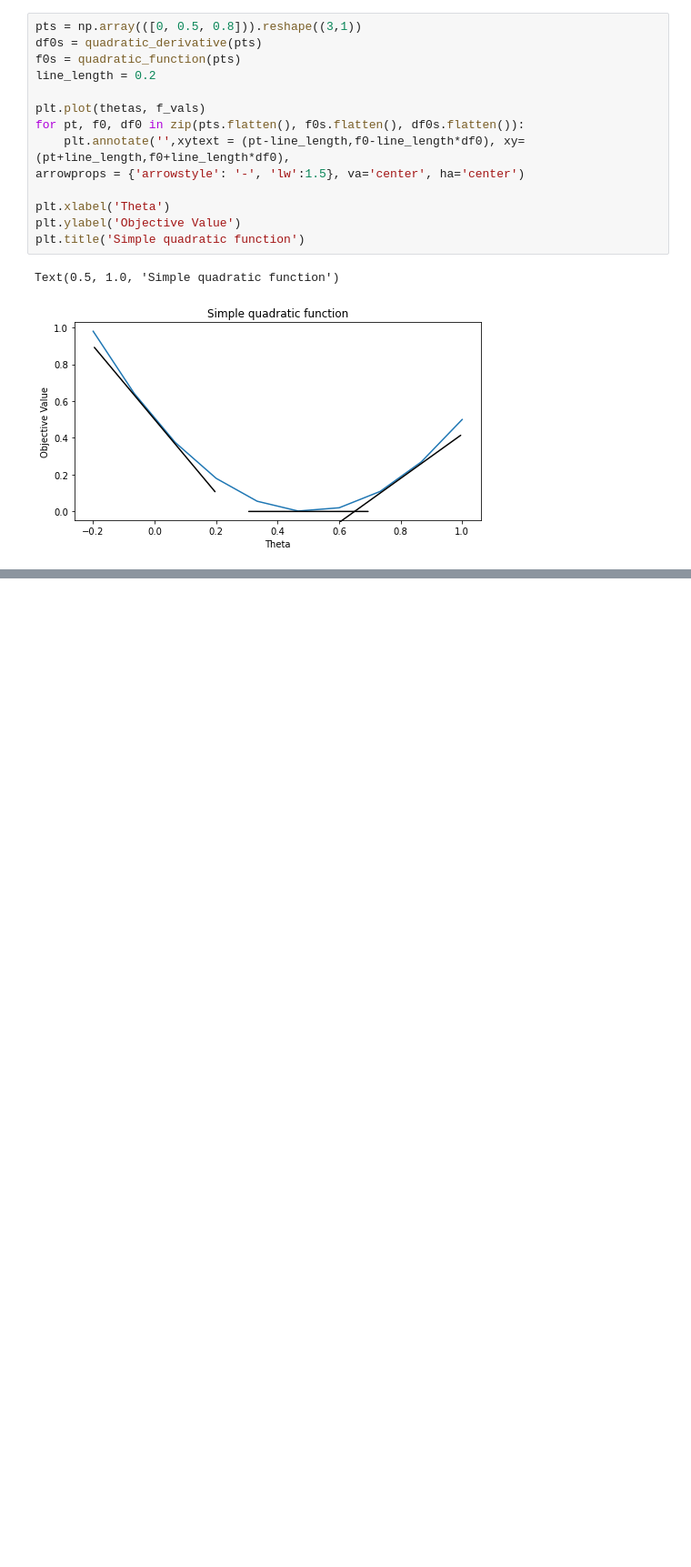
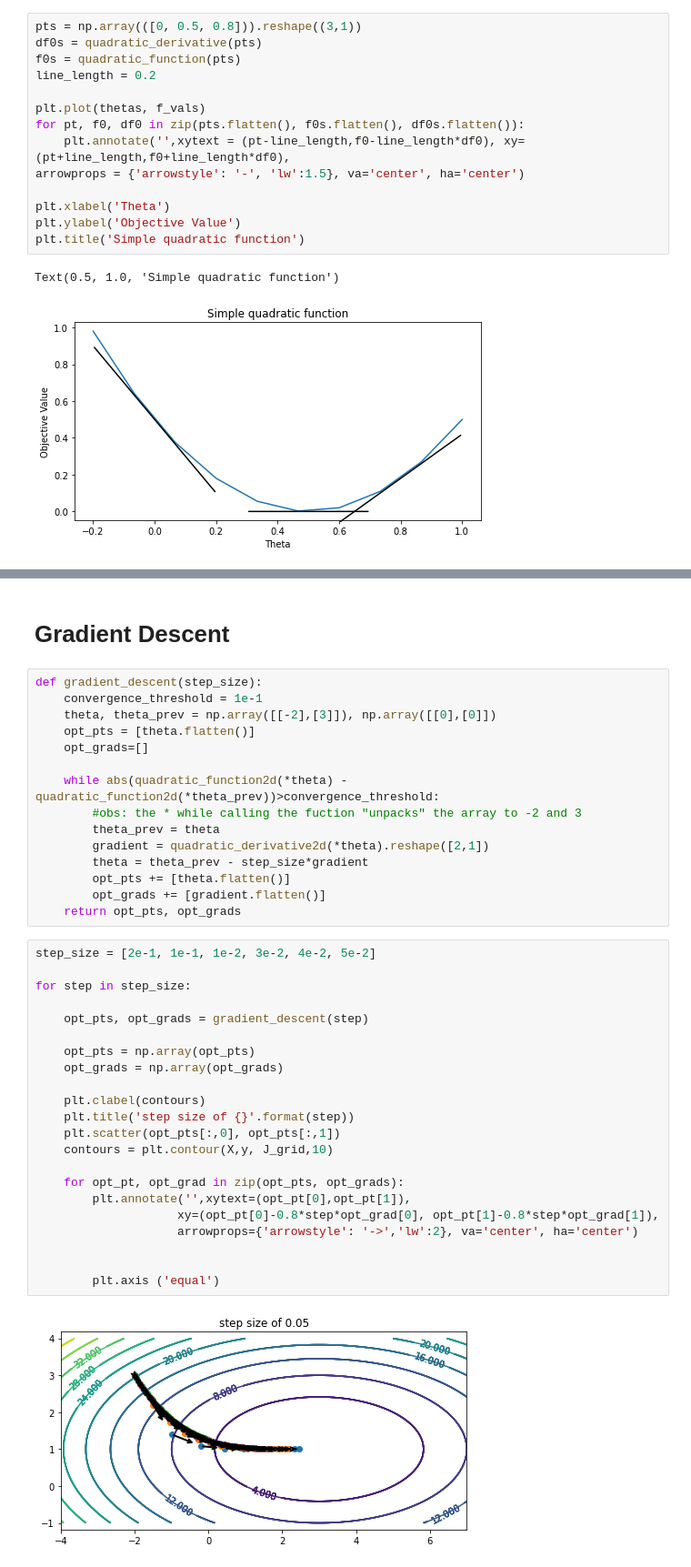
Before and after one commit to sonitaills/Learning-machine-learning, a Jupyter notebook: Lecture 3 - part 1 - Optimization and Calculus.ipynb, the cells around one changed output, grey strips where cells are left out. Shown at 91% size. Cells and saved outputs as stored; diff of their text form; blank space fills up the shorter version.

```diff
--- a/Lecture 3 - part 1 - Optimization and Calculus.ipynb
+++ b/Lecture 3 - part 1 - Optimization and Calculus.ipynb
@@ -64,0 +124,41 @@ Stopped at 12:36
+# %% [markdown]
+# Gradient Descent
+# %%
+def gradient_descent(step_size):
+    convergence_threshold = 1e-1
+    theta, theta_prev = np.array([[-2],[3]]), np.array([[0],[0]])
+    opt_pts = [theta.flatten()]
+    opt_grads=[]
+
+    while abs(quadratic_function2d(*theta) - quadratic_function2d(*theta_prev))>convergence_threshold:
+        #obs: the * while calling the fuction "unpacks" the array to -2 and 3
+        theta_prev = theta
+        gradient = quadratic_derivative2d(*theta).reshape([2,1])
+        theta = theta_prev - step_size*gradient
+        opt_pts += [theta.flatten()]
+        opt_grads += [gradient.flatten()]
+    return opt_pts, opt_grads
+# %%
+step_size = [2e-1, 1e-1, 1e-2, 3e-2, 4e-2, 5e-2]
+
+for step in step_size:
+
+    opt_pts, opt_grads = gradient_descent(step)
+
+    opt_pts = np.array(opt_pts)
+    opt_grads = np.array(opt_grads)
+
+    plt.clabel(contours)
+    plt.title('step size of {}'.format(step))
+    plt.scatter(opt_pts[:,0], opt_pts[:,1])
+    contours = plt.contour(X,y, J_grid,10)
+
+    for opt_pt, opt_grad in zip(opt_pts, opt_grads):
+        plt.annotate('',xytext=(opt_pt[0],opt_pt[1]),
+                    xy=(opt_pt[0]-0.8*step*opt_grad[0], opt_pt[1]-0.8*step*opt_grad[1]),
+                    arrowprops={'arrowstyle': '->','lw':2}, va='center', ha='center')
+
+
+        plt.axis ('equal')
+# %% [output]
+[figure, added]
```
Also changed, not shown: parts of 7 cells of this notebook.
